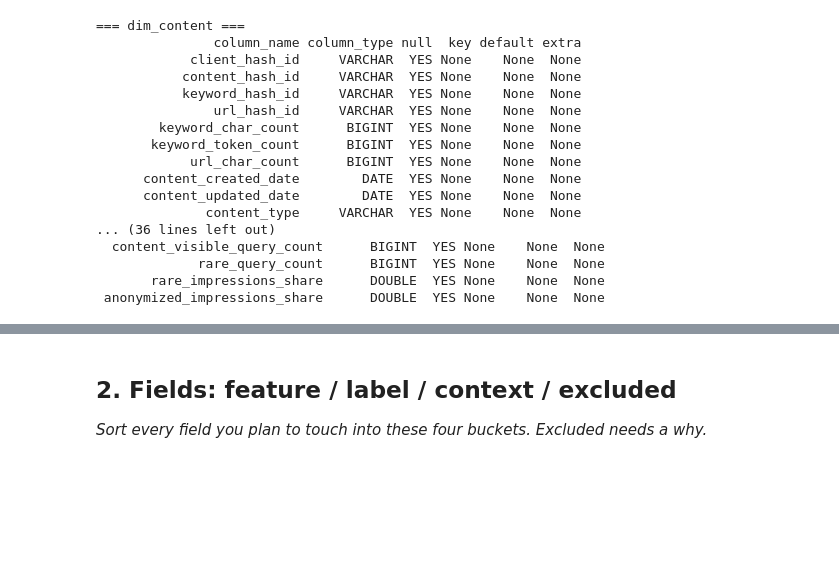
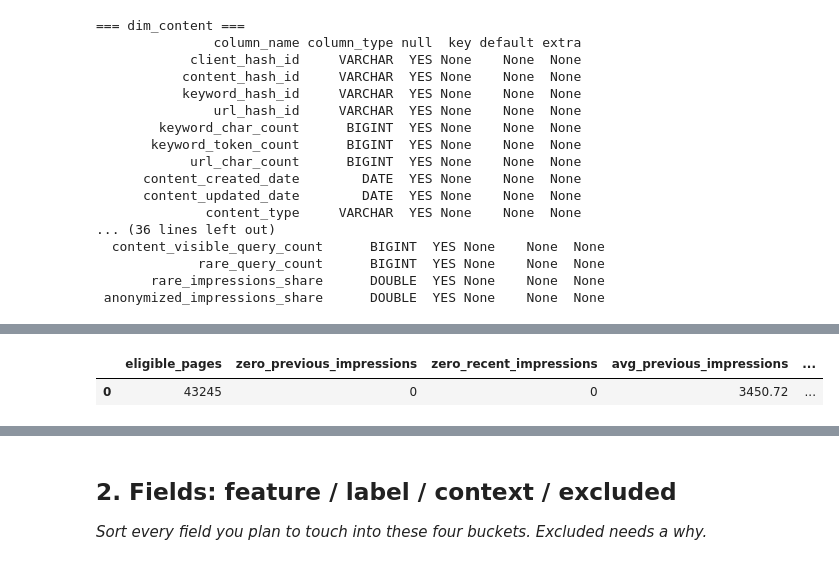
Before and after one commit to neelamobaid/flyrank-ml-internship, a Jupyter notebook: work/notebooks/w03_data_contract.ipynb, the cells around one changed output, grey strips where cells are left out. Saved outputs shown, nothing was run; the diff lists cells and outputs as text; code cells hidden in the pictures; blank space fills up the shorter version.

```diff
--- a/work/notebooks/w03_data_contract.ipynb
+++ b/work/notebooks/w03_data_contract.ipynb
@@ -257,0 +444,66 @@ con.execute(f"""
+# %%
+con.execute(f"""
+    WITH daily AS (
+        SELECT
+            client_hash_id,
+            content_hash_id,
+            report_date,
+            gsc_data_available,
+            gsc_impressions
+        FROM read_parquet([
+            '{warehouse}/fact_content_daily_performance/month=2026-01/*.parquet',
+            '{warehouse}/fact_content_daily_performance/month=2026-02/*.parquet',
+            '{warehouse}/fact_content_daily_performance/month=2026-03/*.parquet'
+        ])
+        WHERE report_date BETWEEN DATE '2026-01-30'
+                              AND DATE '2026-03-30'
+    ),
+    page_metrics AS (
+        SELECT
+            client_hash_id,
+            content_hash_id,
+
+            COUNT(*) FILTER (
+                WHERE report_date BETWEEN DATE '2026-01-30'
+                                      AND DATE '2026-02-28'
+                  AND gsc_data_available IS TRUE
+            ) AS previous_available_days,
+
+            COUNT(*) FILTER (
+                WHERE report_date BETWEEN DATE '2026-03-01'
+                                      AND DATE '2026-03-30'
+                  AND gsc_data_available IS TRUE
+            ) AS recent_available_days,
+
+            SUM(gsc_impressions) FILTER (
+                WHERE report_date BETWEEN DATE '2026-01-30'
+                                      AND DATE '2026-02-28'
+                  AND gsc_data_available IS TRUE
+            ) AS previous_impressions,
+
+            SUM(gsc_impressions) FILTER (
+                WHERE report_date BETWEEN DATE '2026-03-01'
+                                      AND DATE '2026-03-30'
+                  AND gsc_data_available IS TRUE
+            ) AS recent_impressions
+
+        FROM daily
+        GROUP BY client_hash_id, content_hash_id
+    )
+    SELECT
+        COUNT(*) AS eligible_pages,
+        COUNT(*) FILTER (
+            WHERE previous_impressions = 0
+        ) AS zero_previous_impressions,
+        COUNT(*) FILTER (
+            WHERE recent_impressions = 0
+        ) AS zero_recent_impressions,
+        ROUND(AVG(previous_impressions), 2) AS avg_previous_impressions,
+        ROUND(AVG(recent_impressions), 2) AS avg_recent_impressions
+    FROM page_metrics
+    WHERE previous_available_days = 30
+      AND recent_available_days = 30
+""").df()
+# %% [output]
+|  | eligible_pages | zero_previous_impressions | zero_recent_impressions | avg_previous_impressions | ... |
+| 0 | 43245 | 0 | 0 | 3450.72 | ... |
```
Also changed, not shown: parts of 21 cells of this notebook.
